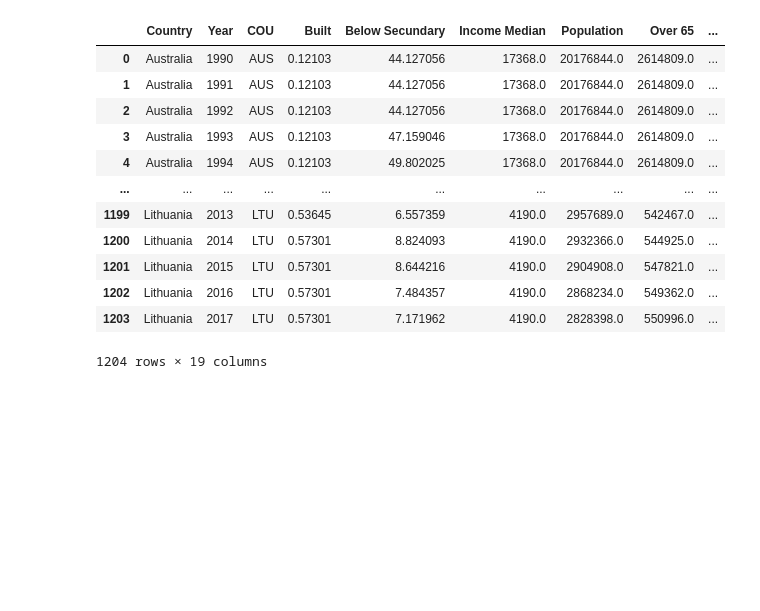
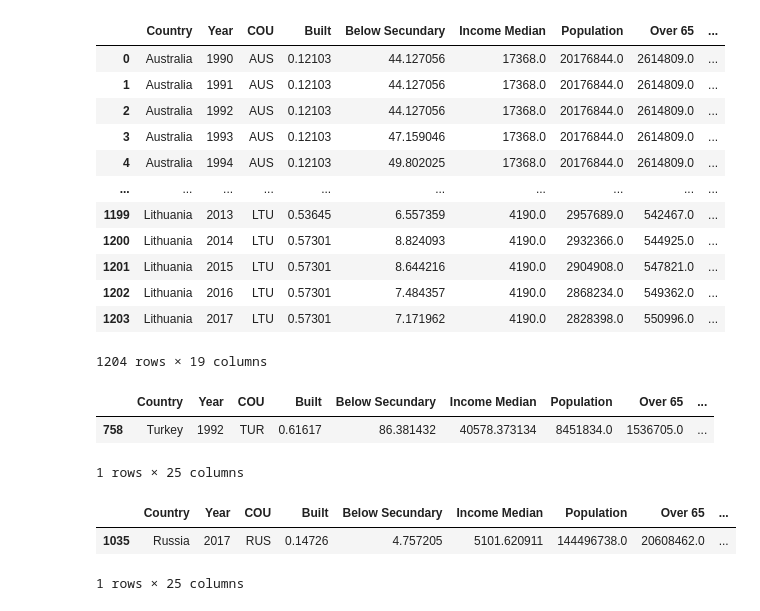
Before and after one commit to OscarGB/TFGInf, a Jupyter notebook: data.ipynb, the cells around one changed output. Saved outputs shown, nothing was run; the diff lists cells and outputs as text; code cells hidden in the pictures; blank space fills up the shorter version.

```diff
--- a/data.ipynb
+++ b/data.ipynb
@@ -442,3 +442,17 @@ X
 | 1202 | Lithuania | 2016 | LTU | 0.57301 | 7.484357 | 4190.0 | 2868234.0 | 549362.0 | ... |
 | 1203 | Lithuania | 2017 | LTU | 0.57301 | 7.171962 | 4190.0 | 2828398.0 | 550996.0 | ... |
 1204 rows × 19 columns
+# %%
+df = pd.read_parquet("dataset.parquet")
+# %%
+df.iloc[df[["Below Secundary"]].idxmax()]
+# %% [output]
+|  | Country | Year | COU | Built | Below Secundary | Income Median | Population | Over 65 | ... |
+| 758 | Turkey | 1992 | TUR | 0.61617 | 86.381432 | 40578.373134 | 8451834.0 | 1536705.0 | ... |
+1 rows × 25 columns
+# %%
+df.iloc[df[["Below Secundary"]].idxmin()]
+# %% [output]
+|  | Country | Year | COU | Built | Below Secundary | Income Median | Population | Over 65 | ... |
+| 1035 | Russia | 2017 | RUS | 0.14726 | 4.757205 | 5101.620911 | 144496738.0 | 20608462.0 | ... |
+1 rows × 25 columns
```
Also changed, not shown: parts of 1 cell of this notebook, 10 other files.
